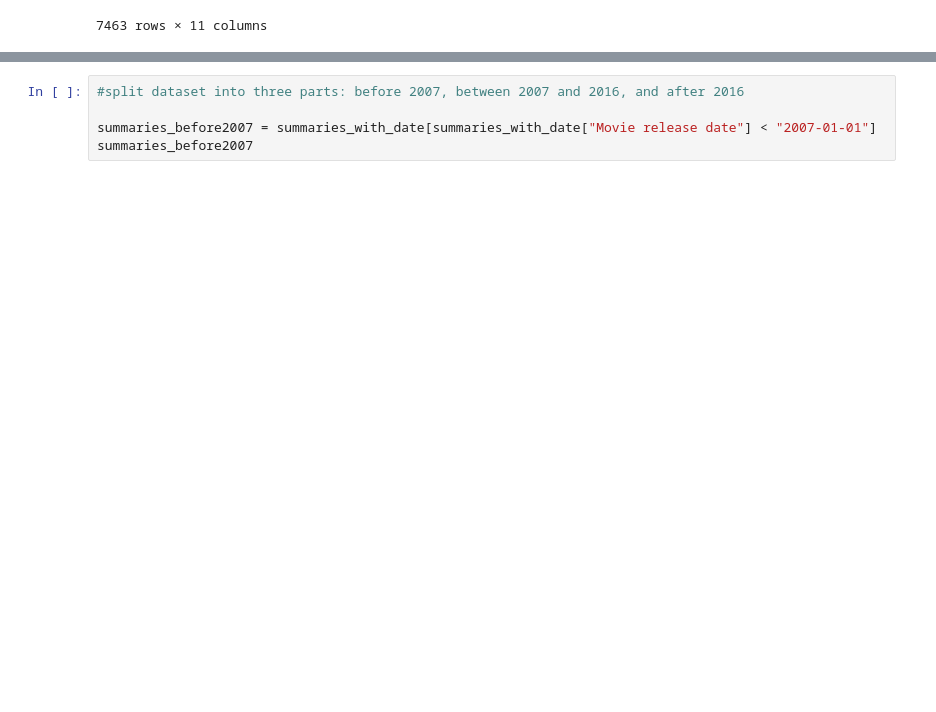
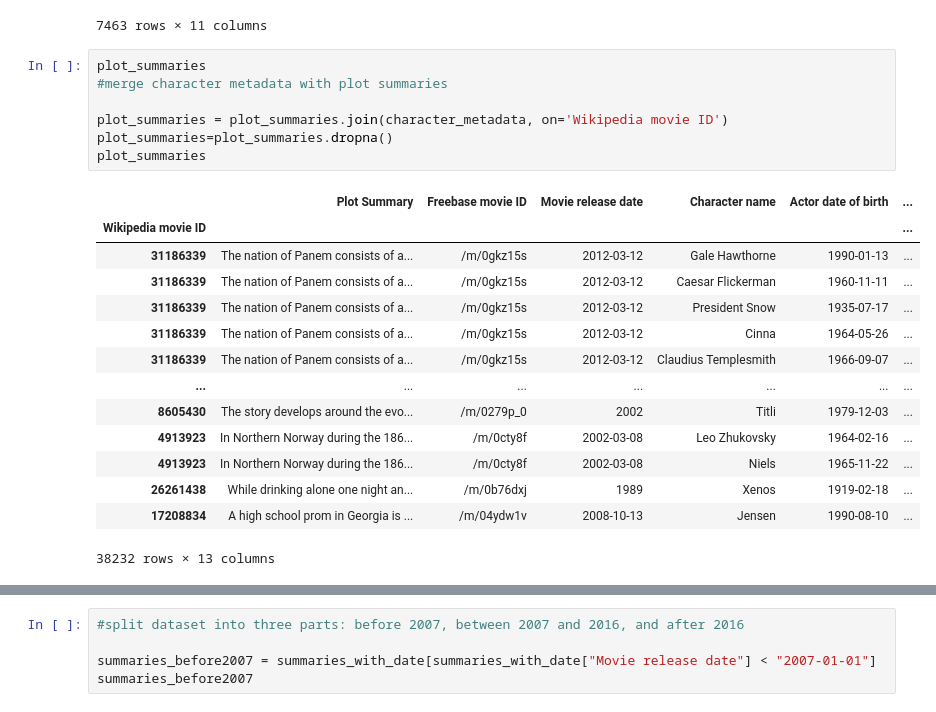
Before and after one commit to epfl-ada/ada-2022-project-cyga, a Jupyter notebook: preprocessing.ipynb, the cells around one changed output, grey strips where cells are left out. Cells and saved outputs as stored; diff of their text form; blank space fills up the shorter version.

```diff
--- a/preprocessing.ipynb
+++ b/preprocessing.ipynb
@@ -618,3 +618,25 @@ summaries_with_date
 | 34657171 | /m/0j27nh9 | Atlas Shrugged: Part 2 | 2012-10-12 | 2005099.0 | 112.0 | ... |
 | 34312285 | /m/0hyp0b8 | Paranormal Activity 4 | 2012-10-18 | 91941891.0 | 88.0 | ... |
 7463 rows × 11 columns
+# %%
+plot_summaries
+#merge character metadata with plot summaries
+
+plot_summaries = plot_summaries.join(character_metadata, on='Wikipedia movie ID')
+plot_summaries=plot_summaries.dropna()
+plot_summaries
+# %% [output]
+|  | Plot Summary | Freebase movie ID | Movie release date | Character name | Actor date of birth | ... |
+| Wikipedia movie ID |  |  |  |  |  | ... |
+| 31186339 | The nation of Panem consists of a... | /m/0gkz15s | 2012-03-12 | Gale Hawthorne | 1990-01-13 | ... |
+| 31186339 | The nation of Panem consists of a... | /m/0gkz15s | 2012-03-12 | Caesar Flickerman | 1960-11-11 | ... |
+| 31186339 | The nation of Panem consists of a... | /m/0gkz15s | 2012-03-12 | President Snow | 1935-07-17 | ... |
+| 31186339 | The nation of Panem consists of a... | /m/0gkz15s | 2012-03-12 | Cinna | 1964-05-26 | ... |
+| 31186339 | The nation of Panem consists of a... | /m/0gkz15s | 2012-03-12 | Claudius Templesmith | 1966-09-07 | ... |
+| ... | ... | ... | ... | ... | ... | ... |
+| 8605430 | The story develops around the evo... | /m/0279p_0 | 2002 | Titli | 1979-12-03 | ... |
+| 4913923 | In Northern Norway during the 186... | /m/0cty8f | 2002-03-08 | Leo Zhukovsky | 1964-02-16 | ... |
+| 4913923 | In Northern Norway during the 186... | /m/0cty8f | 2002-03-08 | Niels | 1965-11-22 | ... |
+| 26261438 | While drinking alone one night an... | /m/0b76dxj | 1989 | Xenos | 1919-02-18 | ... |
+| 17208834 | A high school prom in Georgia is ... | /m/04ydw1v | 2008-10-13 | Jensen | 1990-08-10 | ... |
+38232 rows × 13 columns
```
Also changed, not shown: parts of 4 cells of this notebook.
